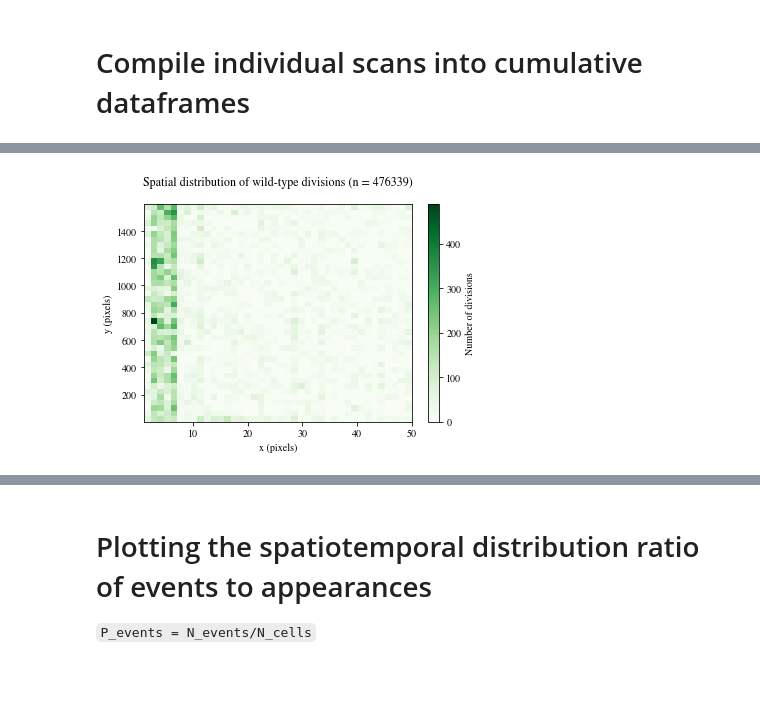
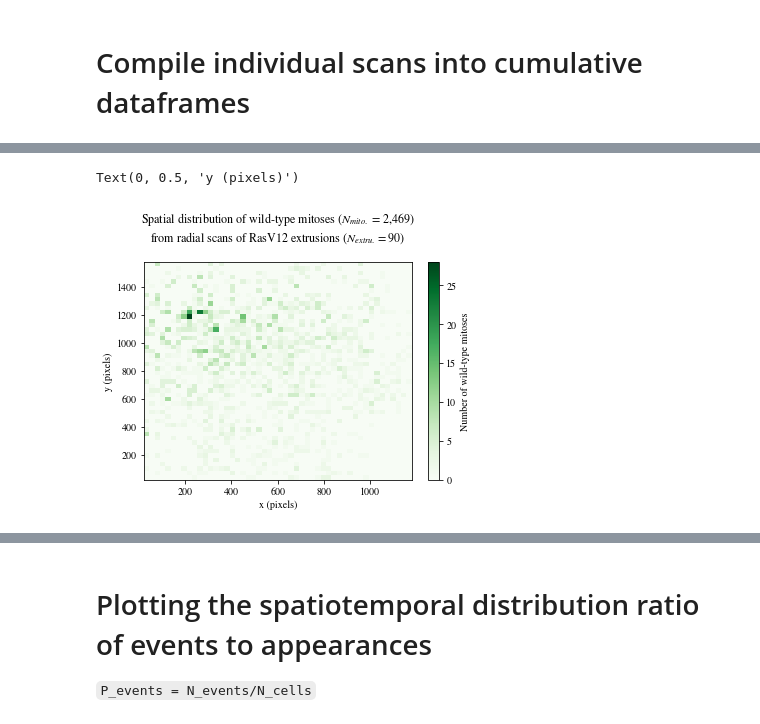
Before and after one commit to nthndy/cell-comp-analysis, a Jupyter notebook: radial_analysis/radial_analysis_lite_plotting.ipynb, the cells around one changed output, grey strips where cells are left out. Drawn from its saved outputs; the diff is of its cells as text; code cells hidden in the pictures; blank space fills up the shorter version.

```diff
--- a/radial_analysis/radial_analysis_lite_plotting.ipynb
+++ b/radial_analysis/radial_analysis_lite_plotting.ipynb
@@ -190,3 +33,3 @@ scan_dir = f'/home/nathan/data/results/radial_analysis_output/follow/raw_lists/1
 # %%
-files = natsorted(glob.glob(f'{scan_dir}/*.csv'))
+files = natsorted(glob.glob(f'{scan_dir}/*'))
 event_files = [file for file in files if 'N_events' in file]
@@ -222,0 +36,8 @@ Number of focal cells included in cumulative scan: 403
+# %%
+N_events_df = dataio.feather_load_radial_df(event_files,
+                                crop_amount = 20,
+                                streamline = False,
+                                remove_duplicates = {'bins':20, ### in order to remove duplicates you need to define the bins
+                                                     't_range':(-10,10),
+                                                     'R_max': 100}
+                                           )
@@ -257,18 +93,15 @@ bins = 40
 # %%
+bins = 50
+N_events, xedges, yedges, _ = plt.hist2d(N_events_df['x'], N_events_df['y'],
+                                          bins=bins,)
 
-N_events_constrained_df = N_events_df.loc[(N_events_df['x'] <= 50)]# & (N_events_df['Time since apoptosis'] <= t_max) & (N_events_df['Distance from apoptosis'] <= R_max)]
-N_events, xedges, yedges, _ = plt.hist2d(N_events_constrained_df['x'], N_events_constrained_df['y'],
-                  bins=bins,)
-
-pc = plt.pcolormesh(xedges, yedges, N_events.T, cmap = 'Greens',
-#                     norm=colors.LogNorm(vmin=P_events.min(), vmax=P_events.max()),
-#
-                    shading='auto'
-                   )
-plt.colorbar(label = 'Number of divisions')
-plt.title('Spatial distribution of wild-type divisions (n = 476339)\n')
+pc = plt.pcolormesh(xedges, yedges, N_events.T, cmap = 'Greens',)
+plt.colorbar(label = 'Number of wild-type mitoses')
+title = 'Spatial distribution of wild-type mitoses ($N_{mito.}$ = ' + "{:,}".format(len(N_events_df)) + ') \nfrom radial scans of RasV12 extrusions ($N_{extru.} = $' + "{:,}".format(len(set(N_cells_df['Focal ID']))) + ') \n '
+plt.title(title)#f'Spatial distribution of wild-type divisions (n = {"{:,}".format(len(N_events_df))})\n around ')
 plt.xlabel('x (pixels)')
 plt.ylabel('y (pixels)')
-plt.savefig('cropx wt div dist.jpg', bbox_inches = 'tight', dpi = 314)
+#plt.savefig(f'./updated_radial_results/spatial_dist_mitoses_around_{cell_type}.jpg', bbox_inches = 'tight', dpi = 314)
 # %% [output]
+Text(0, 0.5, 'y (pixels)')
-[figure, old version]
+[figure, new version]
```
Also changed, not shown: parts of 139 cells of this notebook, 5 other files.
